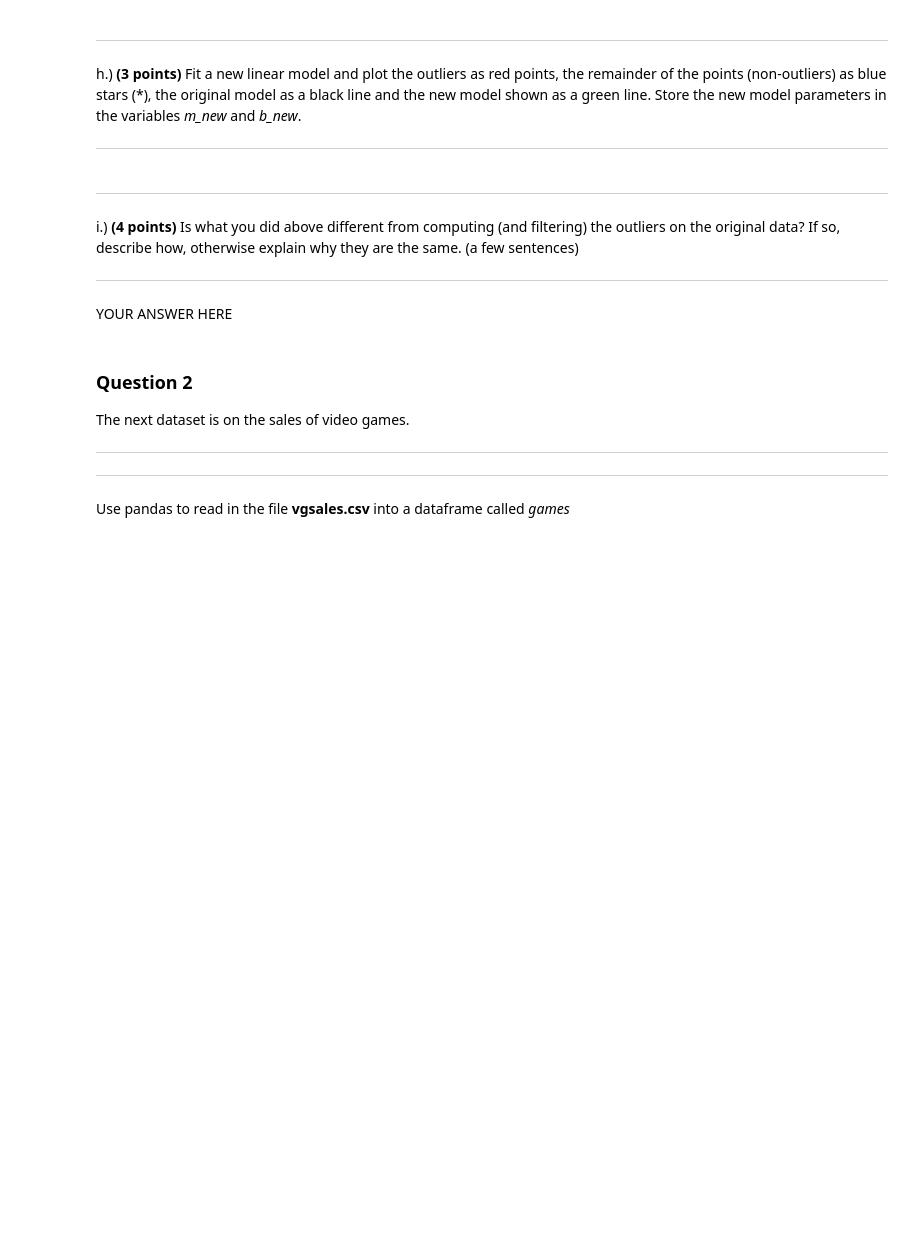
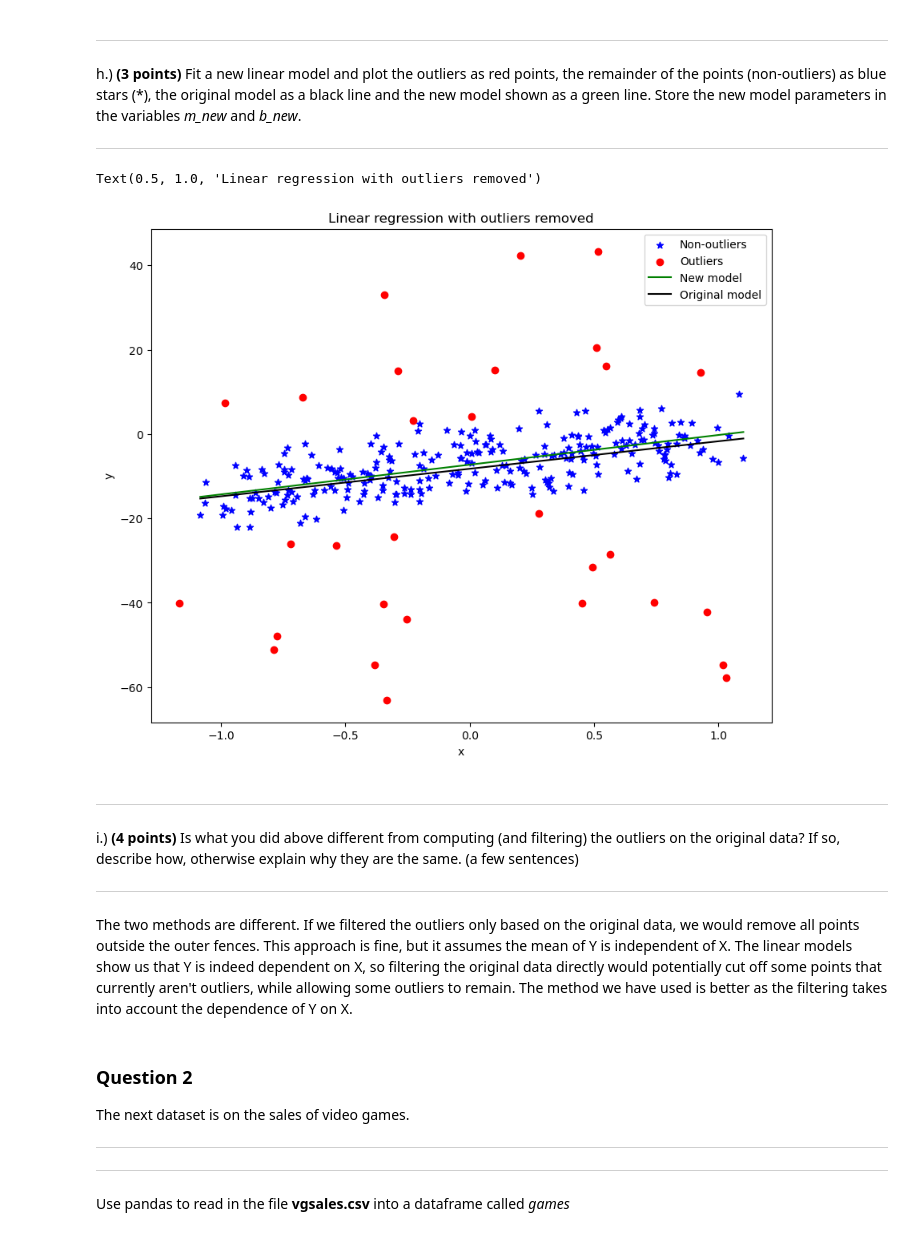
Before and after one commit to Vileh/Storing-Manipulating-and-Visualising-Data, a Jupyter notebook: Assignment 3/Assignment3.ipynb, the cells around one changed output. Cells and saved outputs as stored; diff of their text form; code cells hidden in the pictures; blank space fills up the shorter version.

```diff
--- a/Assignment 3/Assignment3.ipynb
+++ b/Assignment 3/Assignment3.ipynb
@@ -69,13 +69,8 @@ b.) **(5 points)** Compute the residual of the data with respect to the model an
 ----
 # %%
 # YOUR CODE HERE
-# Create the polynomial function
-p = np.poly1d(coefs)
-
 # Calculate the predicted values
-y_pred = p(X['x'])
+y_pred = b + X['x'] * m
 
 # Calculate the residuals
 res = X['y'] - y_pred
-
-print(res)
@@ -120,7 +102,8 @@ e.) **(8 points)** Complete the function below to compute hinges of the input x,
 # %%
 def hinges(x):
 # YOUR CODE HERE
-raise NotImplementedError()
+    lower = np.percentile(x, 30)
+    upper = np.percentile(x, 70)
     return lower,upper
 # %% [markdown]
 ----
@@ -134,3 +114,9 @@ raise NotImplementedError()
+# %%
+# YOUR CODE HERE
+lower, upper = hinges(res)
+step = 1.5 * (upper - lower)
+lower_fence = lower - step
+upper_fence = upper + step
 # %% [markdown]
 ----
 
@@ -143,3 +126,7 @@ raise NotImplementedError()
+# %%
+# YOUR CODE HERE
+Y = pd.DataFrame(X)
+Y = Y[res.apply(lambda x: True if x >= lower_fence and x <= upper_fence else False)]
 # %%
 ## Leave this cell it prints out the resulting dataframe
 display(Y)
@@ -155,11 +153,30 @@ raise NotImplementedError()
+# %%
+# YOUR CODE HERE
+m_new, b_new = np.polyfit(Y['x'], Y['y'], 1)
+
+outliers = pd.DataFrame(X)
+outliers = outliers[res.apply(lambda x: True if x < lower_fence or x > upper_fence else False)]
+
+fig, ax = plt.subplots(1, 1, figsize=(10, 8))
+ax.scatter(Y['x'], Y['y'], c='b', marker='*', label='Non-outliers')
+ax.scatter(outliers['x'], outliers['y'], c='r', label='Outliers')
+ax.plot(Y['x'], m_new*Y['x'] + b_new, c='g', label='New model')
+ax.plot(Y['x'], m*Y['x'] + b, c='k', label='Original model')
+ax.legend(loc='best')
+ax.set_xlabel('x')
+ax.set_ylabel('y')
+ax.set_title('Linear regression with outliers removed')
+# %% [output]
+Text(0.5, 1.0, 'Linear regression with outliers removed')
+[figure, added]
 # %% [markdown]
 ----
 
 i.) **(4 points)** Is what you did above different from computing (and filtering) the outliers on the original data? If so, describe how, otherwise explain why they are the same. (a few sentences)
 
 ----
-# %% [markdown]
-YOUR ANSWER HERE
+# %% [markdown]
+The two methods are different. If we filtered the outliers only based on the original data, we would remove all points outside the outer fences. This approach is fine, but it assumes the mean of Y is independent of X. The linear models show us that Y is indeed dependent on X, so filtering the original data directly would potentially cut off some points that currently aren't outliers, while allowing some outliers to remain. The method we have used is better as the filtering takes into account the dependence of Y on X.
 # %% [markdown]
 ### Question  2
 
```
Also changed, not shown: parts of 24 cells of this notebook.
